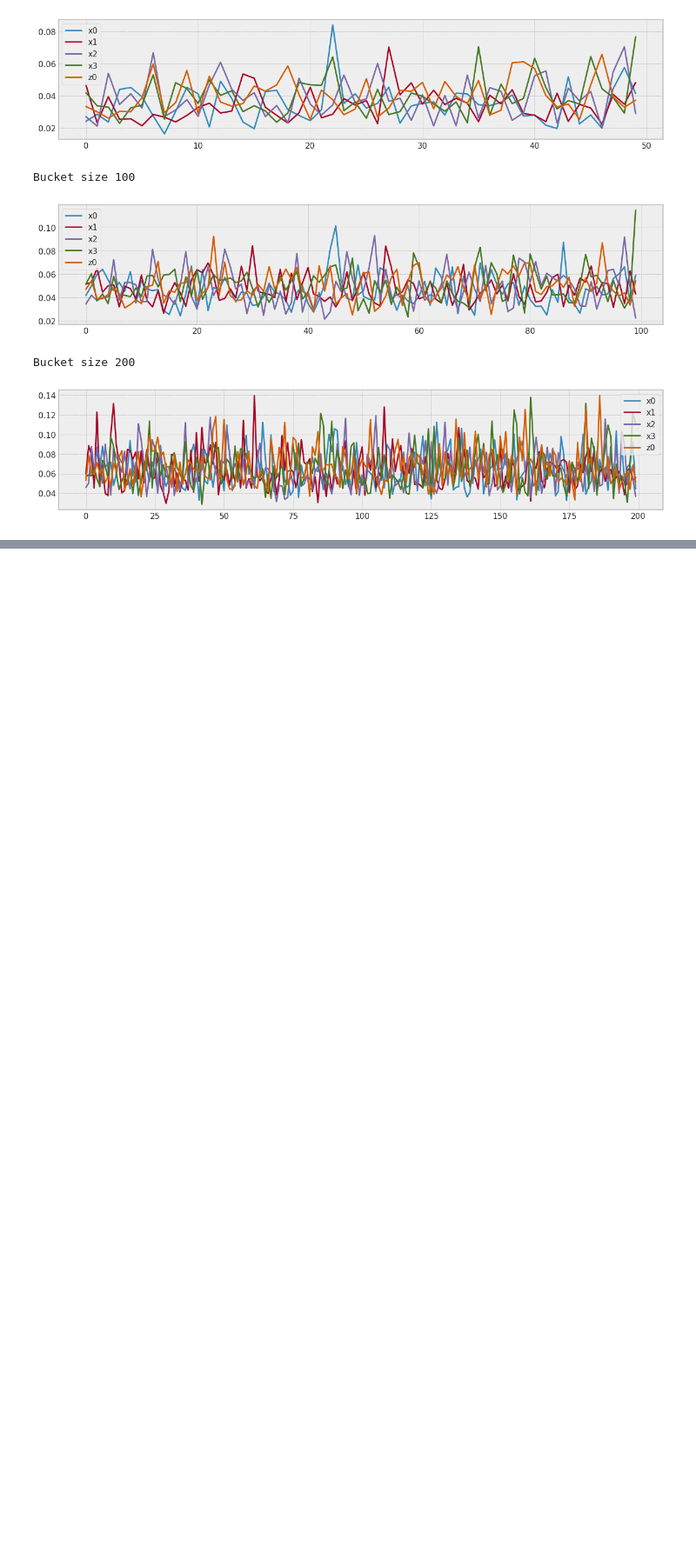
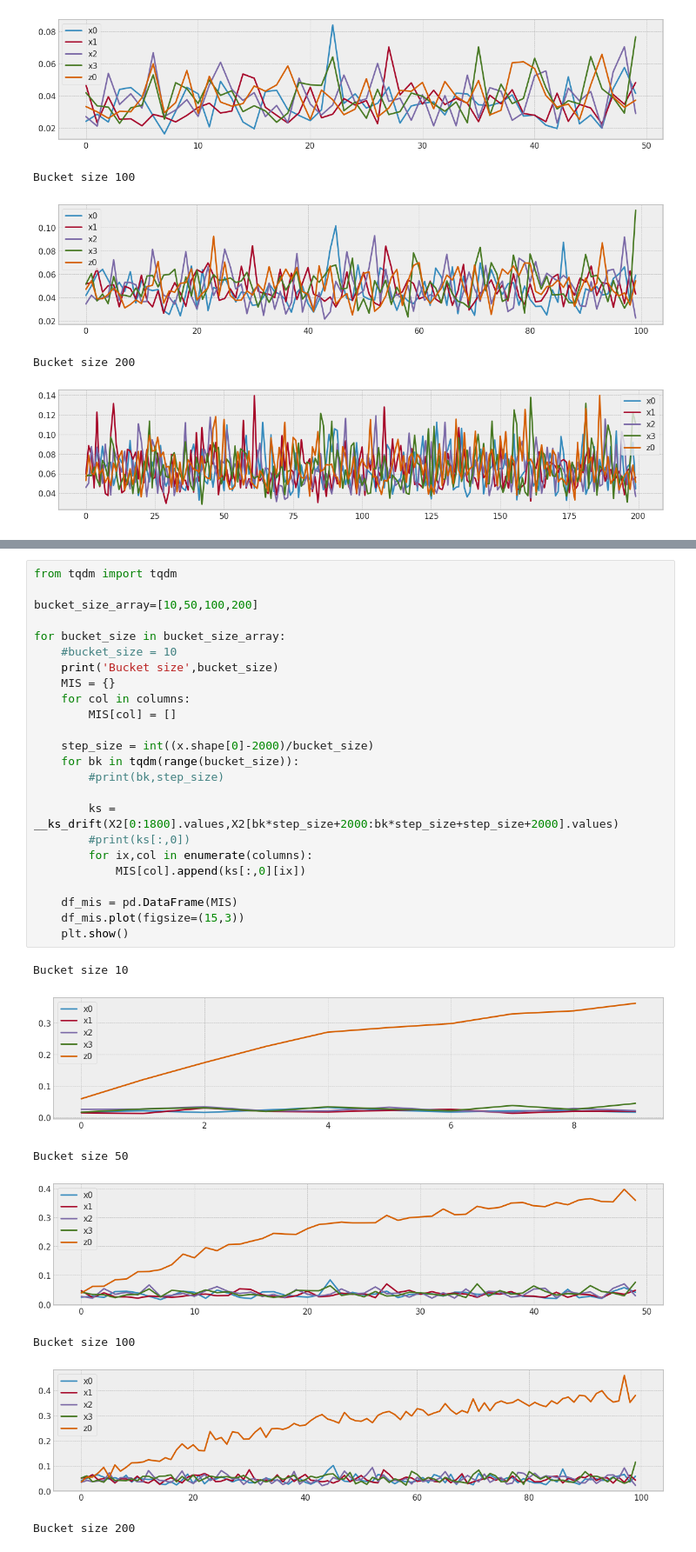
Before and after one commit to dolmani38/concept_drift, a Jupyter notebook: 230515_DD.ipynb, the cells around one changed output, grey strips where cells are left out. Shown at 87% size. Drawn from its saved outputs; the diff is of its cells as text; blank space fills up the shorter version.

```diff
--- a/230515_DD.ipynb
+++ b/230515_DD.ipynb
@@ -311,0 +390,32 @@ Bucket size 200
+# %%
+from tqdm import tqdm
+
+bucket_size_array=[10,50,100,200]
+
+for bucket_size in bucket_size_array:
+    #bucket_size = 10
+    print('Bucket size',bucket_size)
+    MIS = {}
+    for col in columns:
+        MIS[col] = []
+
+    step_size = int((x.shape[0]-2000)/bucket_size)
+    for bk in tqdm(range(bucket_size)):
+        #print(bk,step_size)
+
+        ks = __ks_drift(X2[0:1800].values,X2[bk*step_size+2000:bk*step_size+step_size+2000].values)
+        #print(ks[:,0])
+        for ix,col in enumerate(columns):
+            MIS[col].append(ks[:,0][ix])
+
+    df_mis = pd.DataFrame(MIS)
+    df_mis.plot(figsize=(15,3))
+    plt.show()
+# %% [output]
+Bucket size 10
+[figure, added]
+Bucket size 50
+[figure, added]
+Bucket size 100
+[figure, added]
+Bucket size 200
```
Also changed, not shown: parts of 8 cells of this notebook.
